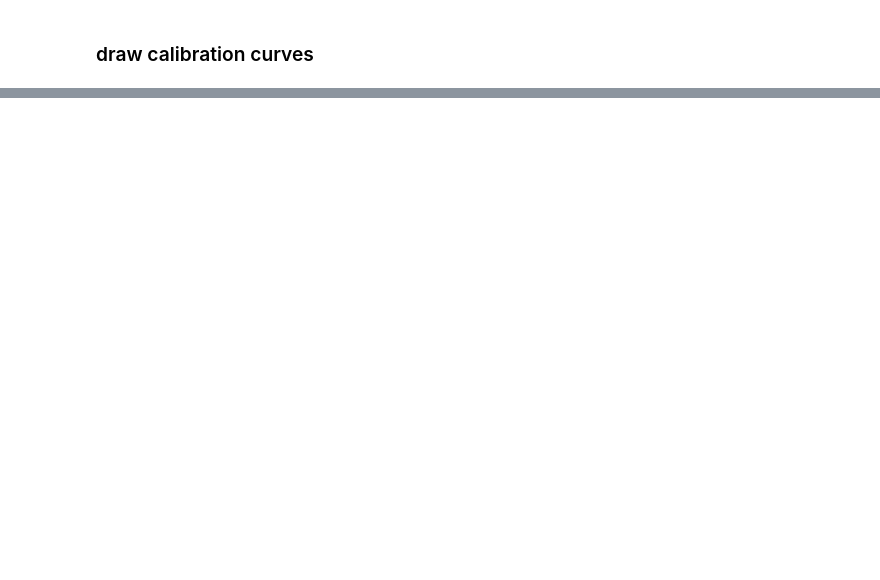
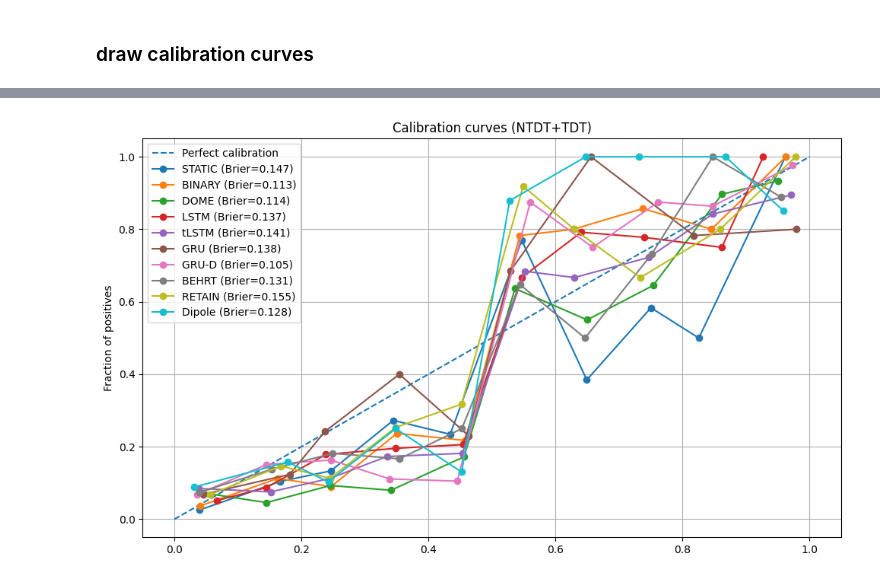
Before and after one commit to giordamaug/Embed_Clinical_Sequences_Asplenic, a Jupyter notebook: notebook.ipynb, the cells around one changed output, grey strips where cells are left out. Saved outputs shown, nothing was run; the diff lists cells and outputs as text; code cells hidden in the pictures; blank space fills up the shorter version.

```diff
--- a/notebook.ipynb
+++ b/notebook.ipynb
@@ -753,36 +528,2 @@ WILCOXON PAIRWISE POST-HOC + HOLM
 # %% [markdown]
 ### Wilcoxon ranking (Win cout)
-# %%
-import pandas as pd
-
-methods = list(df.columns)
-n = len(methods)
-
-# inizializza punteggi
-wins = {m: 0 for m in methods}
-losses = {m: 0 for m in methods}
-
-k = 0
-for i in range(n):
-    for j in range(i+1, n):
-        a = methods[i]
-        b = methods[j]
-
-        if wilcoxon_reject[k]:  # significativo
-            # chi ha media maggiore?
-            if df[a].mean() > df[b].mean():
-                wins[a] += 1
-                losses[b] += 1
-            else:
-                wins[b] += 1
-                losses[a] += 1
-        k += 1
-
-# crea dataframe ranking
-ranking_df = pd.DataFrame({
-    "wins": wins,
-    "losses": losses
-})
-ranking_df["score"] = ranking_df["wins"] - ranking_df["losses"]
-ranking_df = ranking_df.sort_values(by="score", ascending=False)
-ranking_df
@@ -866,0 +561,6 @@ plot_calibration(prob_pred, prob_true,
+# %%
+from plotting import plot_calibration
+
+plot_calibration(prob_pred, prob_true,all_runs,title=f"Calibration curves ({groupname})")
+# %% [output]
+[figure, added]
```
Also changed, not shown: parts of 14 cells of this notebook.
